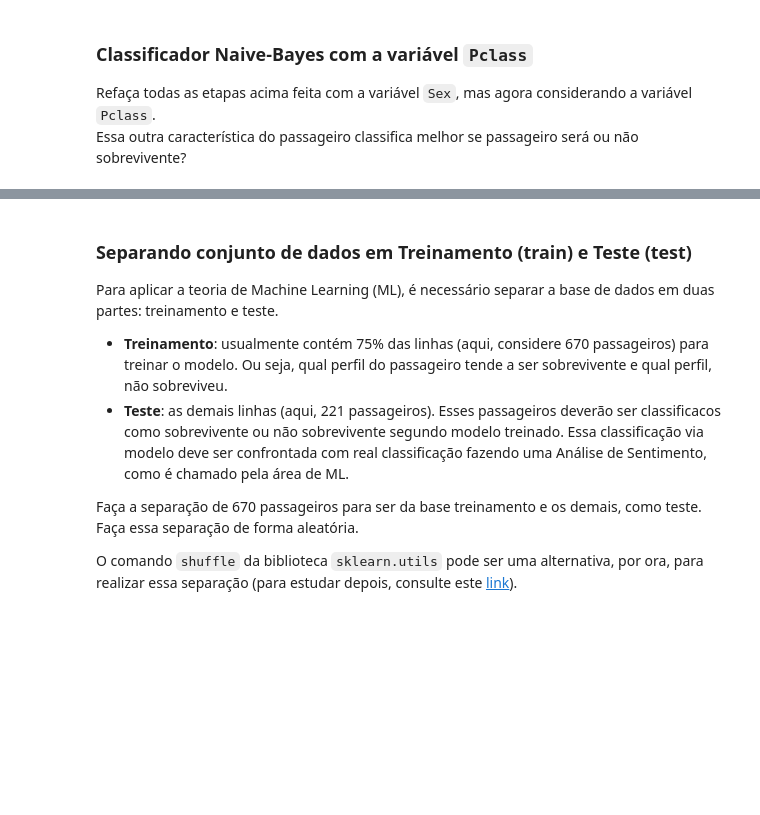
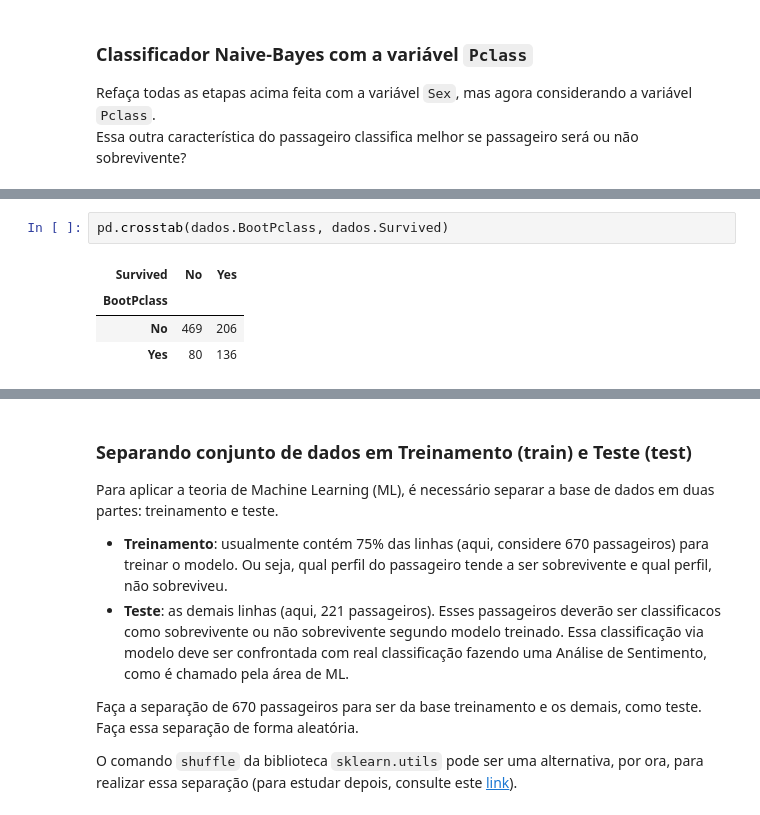
Before and after one commit to Phvr06/cdados, a Jupyter notebook: Aula04_Atividade_Titanic_ClassificadorBayes.ipynb, the cells around one changed output, grey strips where cells are left out. Drawn from its saved outputs; the diff is of its cells as text; blank space fills up the shorter version.

```diff
--- a/Aula04_Atividade_Titanic_ClassificadorBayes.ipynb
+++ b/Aula04_Atividade_Titanic_ClassificadorBayes.ipynb
@@ -561,0 +654,7 @@ Essa outra característica do passageiro classifica melhor se passageiro será o
+# %%
+pd.crosstab(dados.BootPclass, dados.Survived)
+# %% [output]
+| Survived | No | Yes |
+| BootPclass |  |  |
+| No | 469 | 206 |
+| Yes | 80 | 136 |
```
Also changed, not shown: parts of 17 cells of this notebook, 4 other files.
